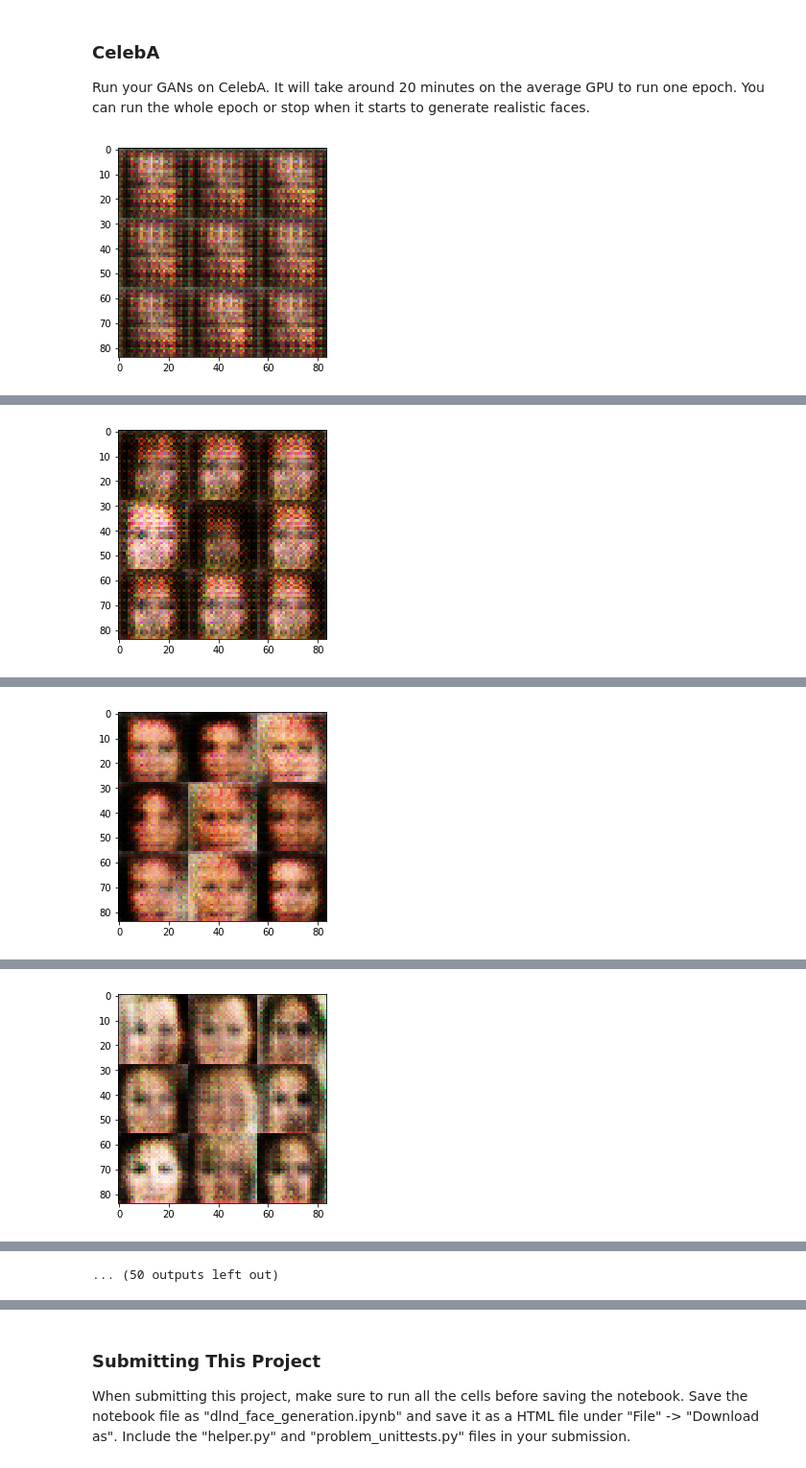
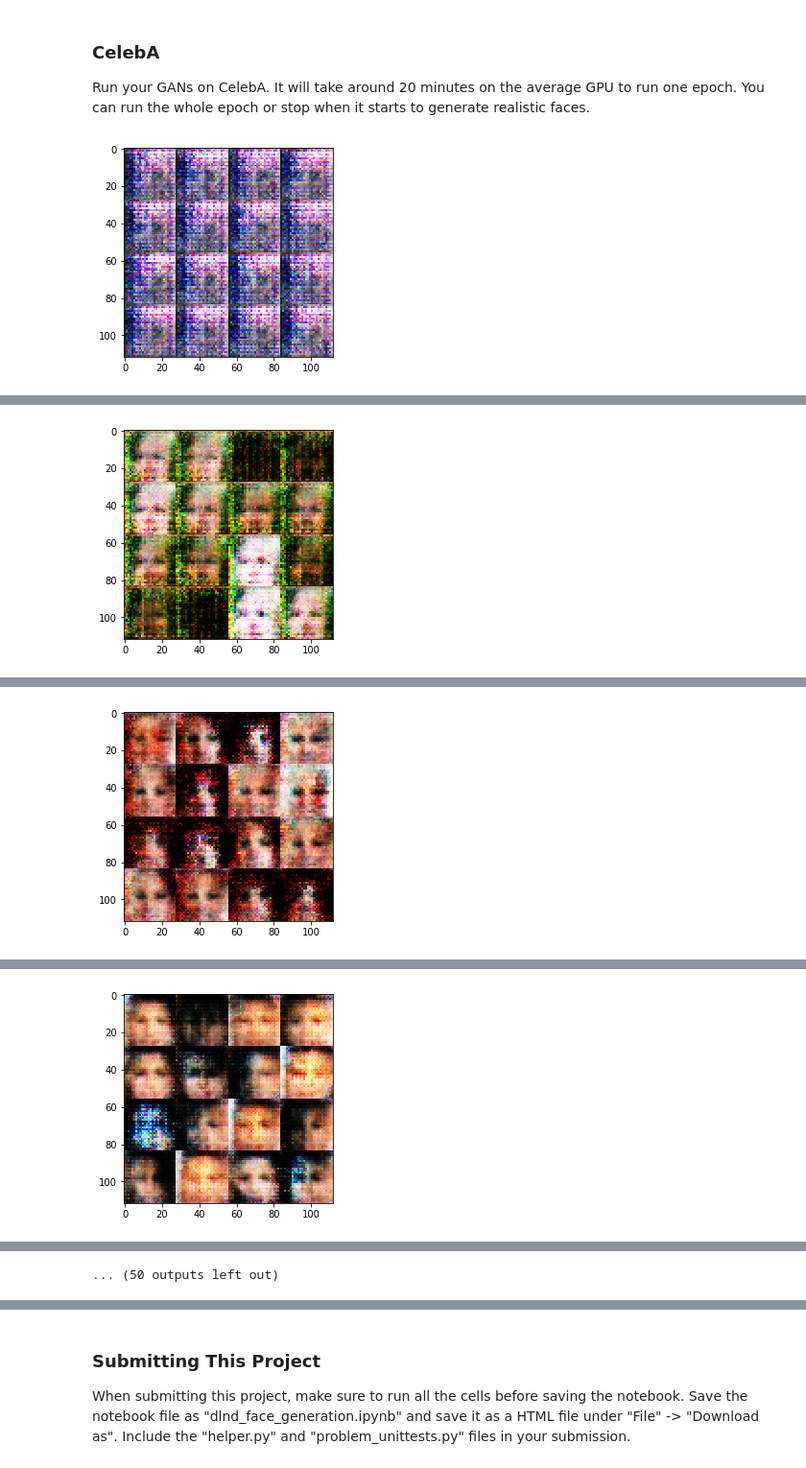
Before and after one commit to joshnewnham/udacity_nd101_project5, a Jupyter notebook: dlnd_face_generation.ipynb, the cells around one changed output, grey strips where cells are left out. Shown at 96% size. Cells and saved outputs as stored; diff of their text form; code cells hidden in the pictures.

```diff
--- a/dlnd_face_generation.ipynb
+++ b/dlnd_face_generation.ipynb
@@ -130,6 +130,9 @@ DON'T MODIFY ANYTHING IN THIS CELL THAT IS BELOW THIS LINE
 tests.test_model_inputs(model_inputs)
 # %% [output]
 Tests Passed
+# %%
+def leaky_relu(x, alpha=0.2, name='leaky_relu'):
+    return tf.maximum(alpha * x, x)
 # %% [markdown]
 ### Discriminator
 Implement `discriminator` to create a discriminator neural network that discriminates on `images`.  This function should be able to reuse the variabes in the neural network.  Use [`tf.variable_scope`](https://www.tensorflow.org/api_docs/python/tf/variable_scope) with a scope name of "discriminator" to allow the variables to be reused.  The function should return a tuple of (tensor output of the discriminator, tensor logits of the discriminator).
@@ -179,7 +199,7 @@ Tests Passed
 ### Generator
 Implement `generator` to generate an image using `z`. This function should be able to reuse the variabes in the neural network.  Use [`tf.variable_scope`](https://www.tensorflow.org/api_docs/python/tf/variable_scope) with a scope name of "generator" to allow the variables to be reused. The function should return the generated 28 x 28 x `out_channel_dim` images.
 # %%
-def generator(z, out_channel_dim, is_train=True, alpha=0.2):
+def generator(z, out_channel_dim, is_train=True, alpha=0.2, keep_prob=0.6):
     """
     Create the generator network
     :param z: Input z
@@ -196,21 +216,27 @@ def generator(z, out_channel_dim, is_train=True, alpha=0.2):
         # Reshape it to start the convolutional stack
         x1 = tf.reshape(x1, (-1, 4, 4, 512))
         x1 = tf.layers.batch_normalization(x1, training=is_train)
-        x1 = tf.maximum(alpha * x1, x1)
+        x1 = leaky_relu(x1, alpha)
+        x1 = tf.nn.dropout(x1, keep_prob)
         # 4x4x512 now
 
-        x2 = tf.layers.conv2d_transpose(x1, 256, 4, strides=1, padding='valid')
+        x2 = tf.layers.conv2d_transpose(x1, 256, 4, strides=1, padding='valid',
+                                        kernel_initializer=tf.contrib.layers.xavier_initializer_conv2d())
         x2 = tf.layers.batch_normalization(x2, training=is_train)
-        x2 = tf.maximum(alpha * x2, x2)
+        x2 = leaky_relu(x2, alpha)
+        x2 = tf.nn.dropout(x2, keep_prob)
         # 7x7x256 now
-        #print(x2.shape)
-        x3 = tf.layers.conv2d_transpose(x2, 128, 5, strides=2, padding='same')
+
+        x3 = tf.layers.conv2d_transpose(x2, 128, 5, strides=2, padding='same',
+                                        kernel_initializer=tf.contrib.layers.xavier_initializer_conv2d())
         x3 = tf.layers.batch_normalization(x3, training=is_train)
-        x3 = tf.maximum(alpha * x3, x3)
+        x3 = leaky_relu(x3, alpha)
+        x3 = tf.nn.dropout(x3, keep_prob)
         # 14x14x128 now
 
         # Output layer
-        logits = tf.layers.conv2d_transpose(x3, out_channel_dim, 5, strides=2, padding='same')
+        logits = tf.layers.conv2d_transpose(x3, out_channel_dim, 5, strides=2, padding='same',
+                                           kernel_initializer=tf.contrib.layers.xavier_initializer_conv2d())
         # 28x28x3 now
 
         out = tf.tanh(logits)
@@ -400,7 +426,7 @@ def train(epoch_count, batch_size, z_dim, learning_rate, beta1, get_batches,
                 if steps % print_every == 0:
                     # At the end of each epoch, get the losses and print them out
                     show_generator_output(sess,
-                                          10, # number of images to display
+                                          20, # number of images to display
                                           input_z,
                                           out_channel_dim,
                                           data_image_mode)
@@ -475,21 +501,21 @@ except:
 Run your GANs on CelebA.  It will take around 20 minutes on the average GPU to run one epoch.  You can run the whole epoch or stop when it starts to generate realistic faces.
 # %%
 batch_size = 64
-z_dim = 100
-learning_rate = 0.0002
+z_dim = 128
+learning_rate = 0.0005
 beta1 = 0.5
-alpha = 0.2
+alpha = 0.1
 # Smoothing
 smooth = 0.1
 
 """
 DON'T MODIFY ANYTHING IN THIS CELL THAT IS BELOW THIS LINE
 """
 epochs = 1
 
 celeba_dataset = helper.Dataset('celeba', glob(os.path.join(data_dir, 'img_align_celeba/*.jpg')))
 with tf.Graph().as_default():
     celeba_losses = train(epochs, batch_size, z_dim, learning_rate, beta1, celeba_dataset.get_batches,
           celeba_dataset.shape, celeba_dataset.image_mode, alpha=alpha, smooth=smooth)
 # %% [output]
-[figure, old version]
+[figure, new version]
@@ -497 +523 @@ Epoch 1/1... Discriminator Loss: 0.5996... Generator Loss: 5.4358
-[figure, old version]
+[figure, new version]
@@ -499 +525 @@ Epoch 1/1... Discriminator Loss: 0.7193... Generator Loss: 1.8582
-[figure, old version]
+[figure, new version]
@@ -501 +527 @@ Epoch 1/1... Discriminator Loss: 1.1351... Generator Loss: 0.8310
-[figure, old version]
+[figure, new version]
```
Also changed, not shown: parts of 5 cells of this notebook, 2 other files.
